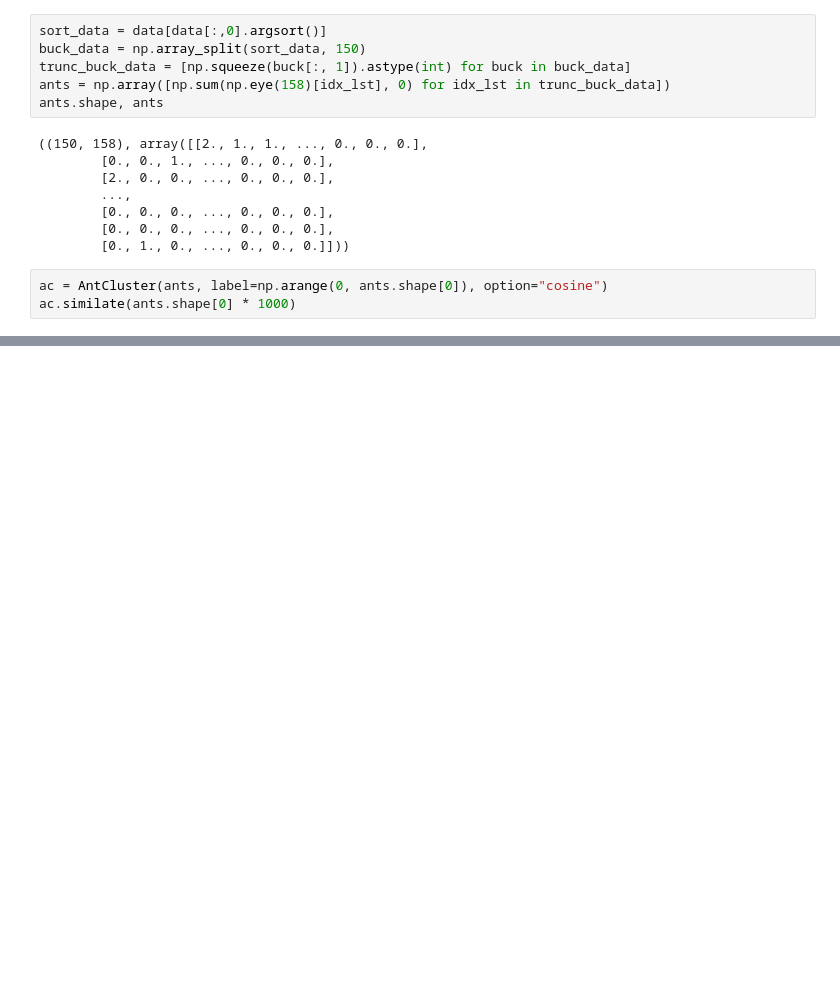
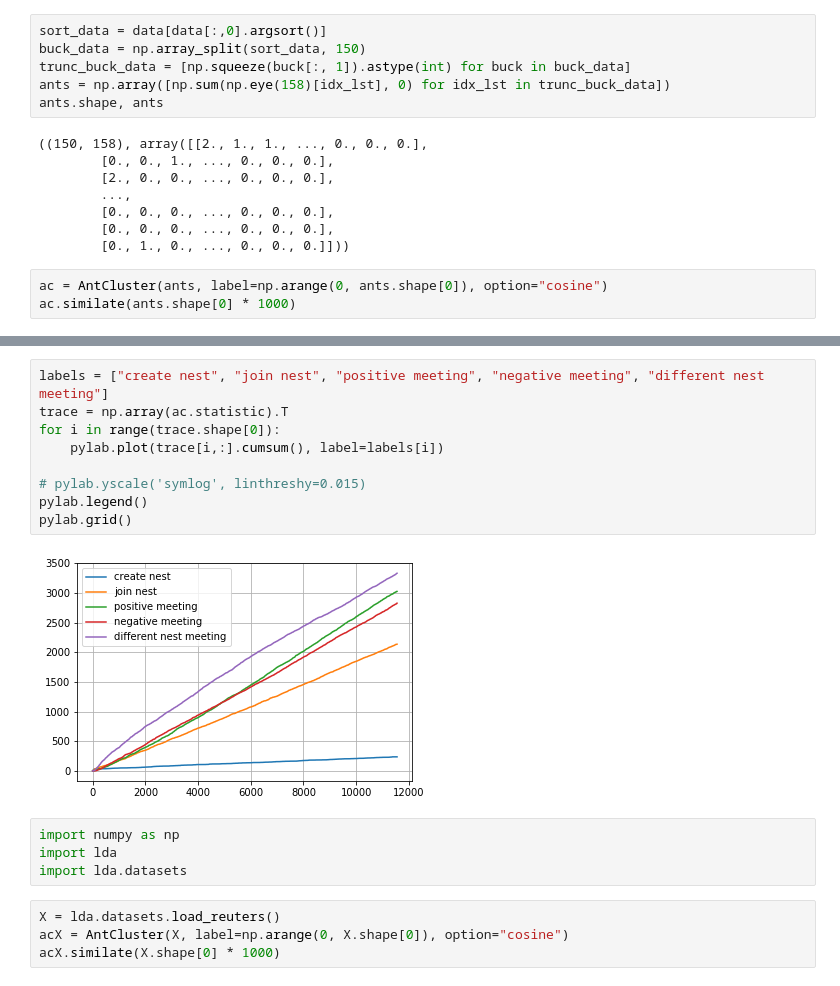
Before and after one commit to liamgb/678_AntCluster, a Jupyter notebook: playground_ft.ipynb, the cells around one changed output, grey strips where cells are left out. Drawn from its saved outputs; the diff is of its cells as text; blank space fills up the shorter version.

Commit message:
add initial burn in and convergence visualisation

```diff
--- a/playground_ft.ipynb
+++ b/playground_ft.ipynb
@@ -101,0 +107,19 @@ cluster 29
+# %%
+labels = ["create nest", "join nest", "positive meeting", "negative meeting", "different nest meeting"]
+trace = np.array(ac.statistic).T
+for i in range(trace.shape[0]):
+    pylab.plot(trace[i,:].cumsum(), label=labels[i])
+
+# pylab.yscale('symlog', linthreshy=0.015)
+pylab.legend()
+pylab.grid()
+# %% [output]
+[figure, added]
+# %%
+import numpy as np
+import lda
+import lda.datasets
+# %%
+X = lda.datasets.load_reuters()
+acX = AntCluster(X, label=np.arange(0, X.shape[0]), option="cosine")
+acX.similate(X.shape[0] * 1000)
```
Also changed, not shown: parts of 10 cells of this notebook, 4 other files.
